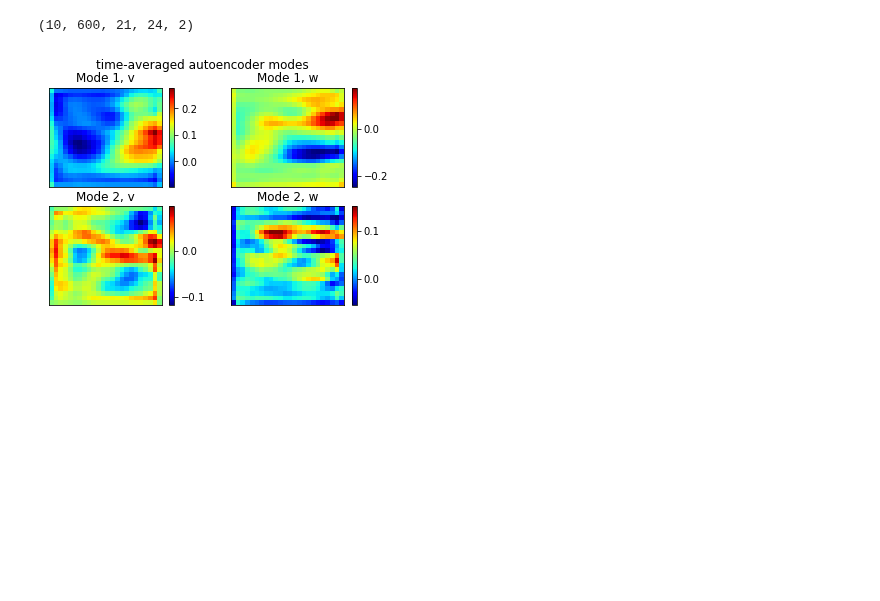
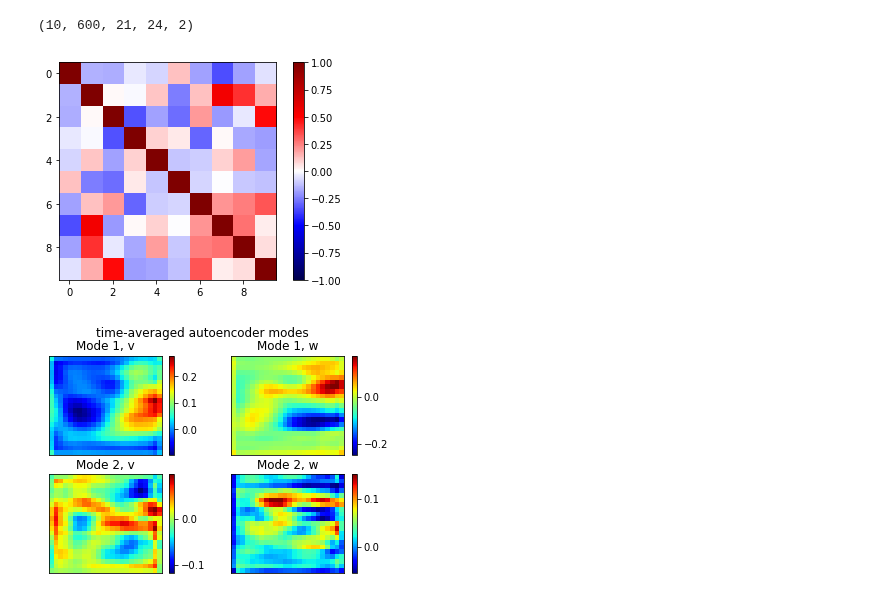
Before and after one commit to MagriLab/MD-CNN-AE, a Jupyter notebook: visualise_hierarchical_mode.ipynb, the cells around one changed output. Saved outputs shown, nothing was run; the diff lists cells and outputs as text; code cells hidden in the pictures; blank space fills up the shorter version.

```diff
--- a/visualise_hierarchical_mode.ipynb
+++ b/visualise_hierarchical_mode.ipynb
@@ -98,6 +98,16 @@ for z in range(1,no_of_modes):
 print(modes_test.shape)
 # %% [output]
 (10, 600, 21, 24, 2)
+# %%
+flatmodes = np.reshape(modes_test,[no_of_modes,-1])
+cov = np.corrcoef(flatmodes)
+# cov = np.corrcoef(latent_test.T)
+plt.figure()
+plt.imshow(cov,cmap='seismic',vmin=-1,vmax=1)
+plt.colorbar()
+plt.show()
+# %% [output]
+[figure, added]
 # %%
 ## plot time-averaged autoencoder mode
 fig,((ax1,ax2),(ax3,ax4)) = plt.subplots(2,2)
```
Also changed, not shown: parts of 1 cell of this notebook, 2 other files.
